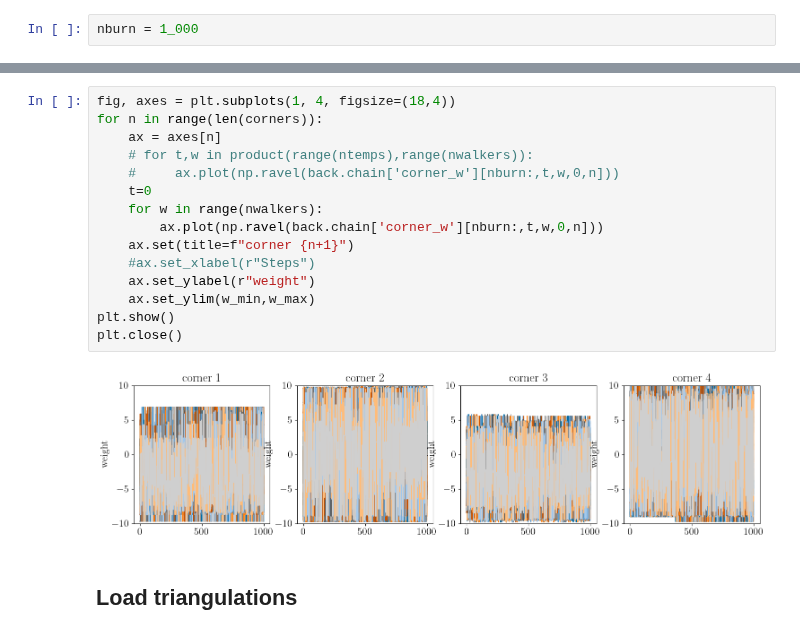
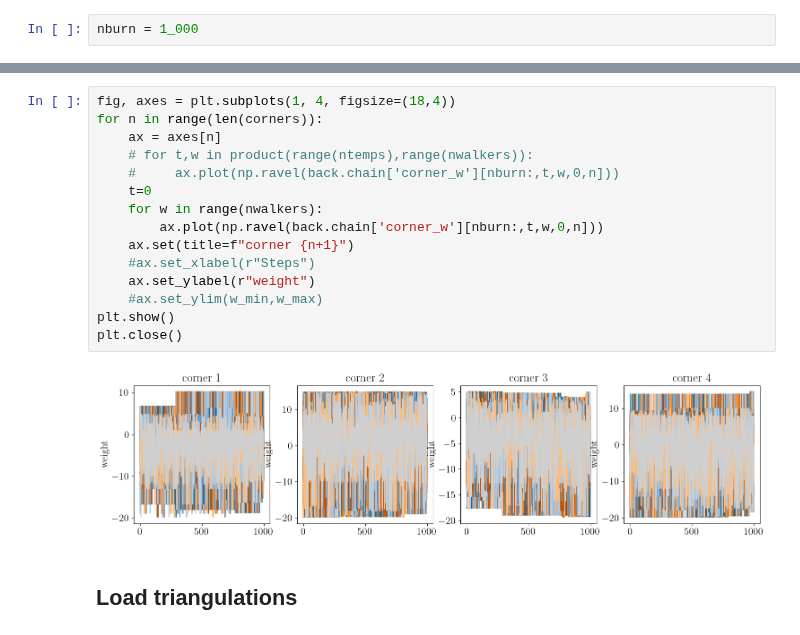
Before and after one commit to TristanBruel/Delaunay_for_GWs, a Jupyter notebook: gwtc3_z_m1/postprocess_run_z_m1.ipynb, the cells around one changed output, grey strips where cells are left out. Cells and saved outputs as stored; diff of their text form.

```diff
--- a/gwtc3_z_m1/postprocess_run_z_m1.ipynb
+++ b/gwtc3_z_m1/postprocess_run_z_m1.ipynb
@@ -381,20 +381,20 @@ plt.close()
 # %%
 fig, axes = plt.subplots(1, 4, figsize=(18,4))
 for n in range(len(corners)):
     ax = axes[n]
     # for t,w in product(range(ntemps),range(nwalkers)):
     #     ax.plot(np.ravel(back.chain['corner_w'][nburn:,t,w,0,n]))
     t=0
     for w in range(nwalkers):
         ax.plot(np.ravel(back.chain['corner_w'][nburn:,t,w,0,n]))
     ax.set(title=f"corner {n+1}")
     #ax.set_xlabel(r"Steps")
     ax.set_ylabel(r"weight")
-    ax.set_ylim(w_min,w_max)
+    #ax.set_ylim(w_min,w_max)
 plt.show()
 plt.close()
 # %% [output]
-[figure, old version]
+[figure, new version]
 # %% [markdown]
 ## Load triangulations
 # %%
```
Also changed, not shown: parts of 20 cells of this notebook, 1 other file.
